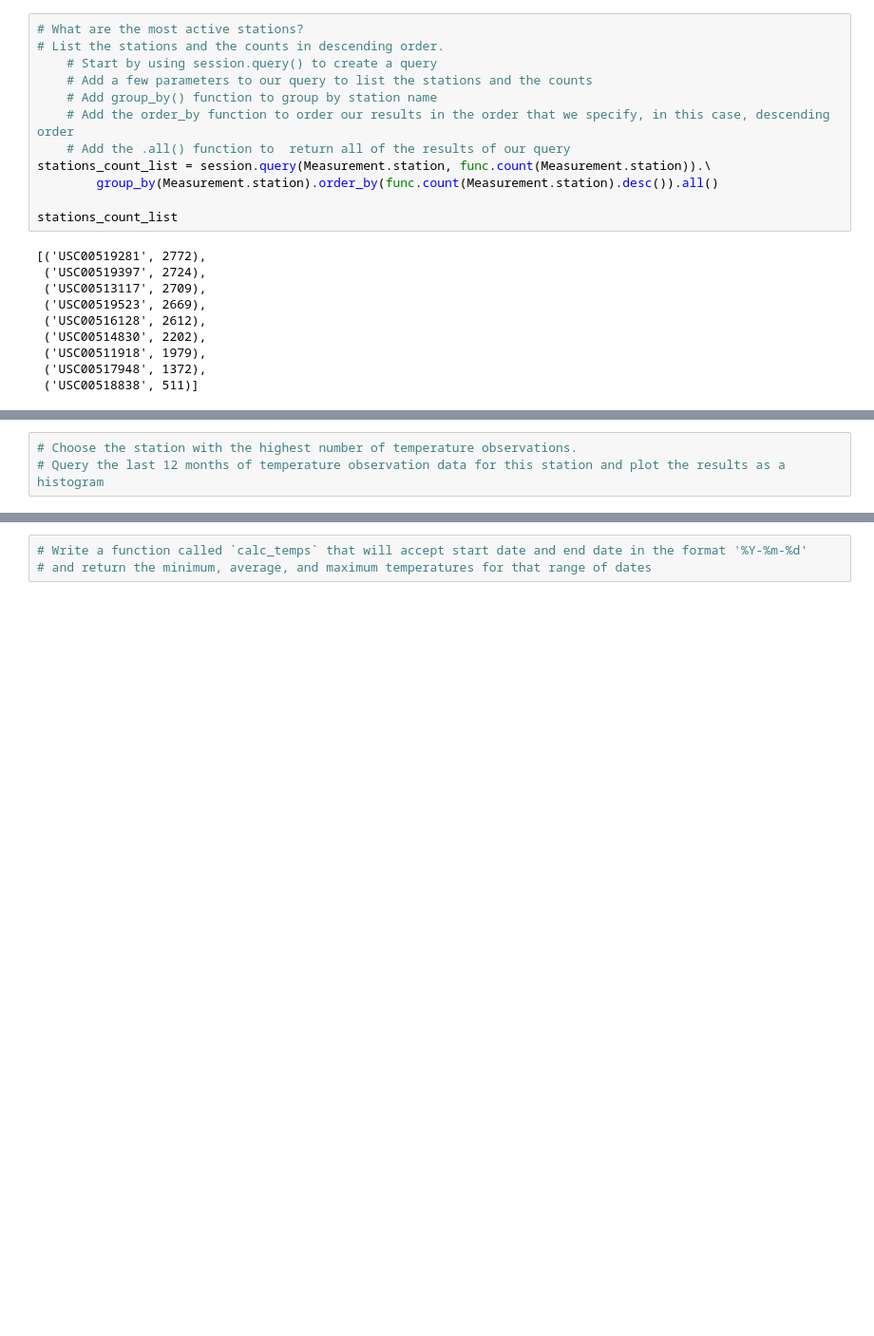
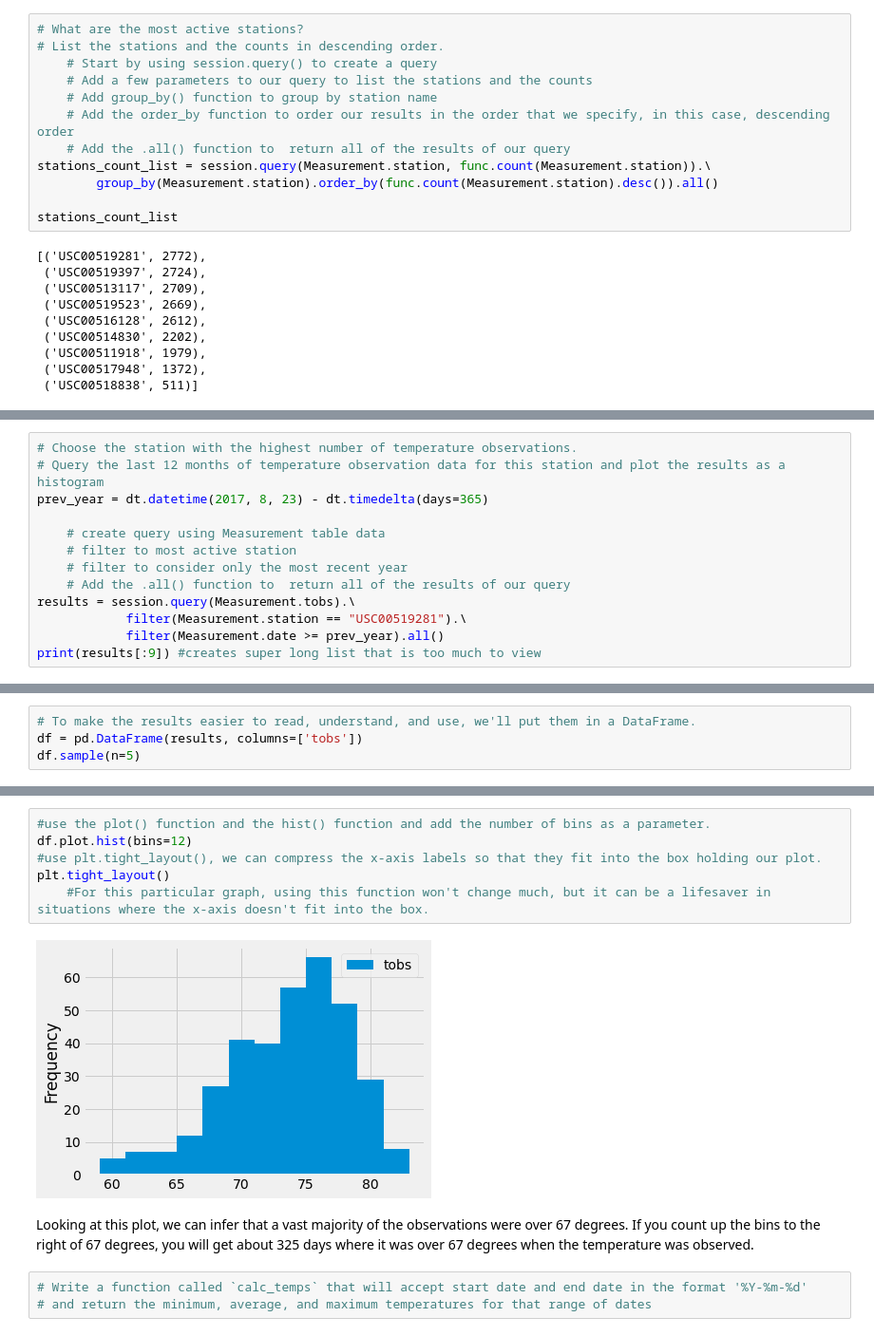
Before and after one commit to danielbrock4/SQLite, a Jupyter notebook: Resources/climate_analysis_notes.ipynb, the cells around one changed output, grey strips where cells are left out. Shown at 95% size. Cells and saved outputs as stored; diff of their text form; blank space fills up the shorter version.

Commit message:
created historgram for temp at most active station

```diff
--- a/Resources/climate_analysis_notes.ipynb
+++ b/Resources/climate_analysis_notes.ipynb
@@ -246,3 +361,13 @@ session.query(func.min(Measurement.tobs), func.max(Measurement.tobs), func.avg(M
 # %%
 # Choose the station with the highest number of temperature observations.
 # Query the last 12 months of temperature observation data for this station and plot the results as a histogram
+prev_year = dt.datetime(2017, 8, 23) - dt.timedelta(days=365)
+
+    # create query using Measurement table data
+    # filter to most active station
+    # filter to consider only the most recent year
+    # Add the .all() function to  return all of the results of our query
+results = session.query(Measurement.tobs).\
+            filter(Measurement.station == "USC00519281").\
+            filter(Measurement.date >= prev_year).all()
+print(results[:9]) #creates super long list that is too much to view
@@ -248,0 +378,4 @@ session.query(func.min(Measurement.tobs), func.max(Measurement.tobs), func.avg(M
+# %%
+# To make the results easier to read, understand, and use, we'll put them in a DataFrame.
+df = pd.DataFrame(results, columns=['tobs'])
+df.sample(n=5)
@@ -249,3 +392,13 @@ session.query(func.min(Measurement.tobs), func.max(Measurement.tobs), func.avg(M
+# %%
+#use the plot() function and the hist() function and add the number of bins as a parameter.
+df.plot.hist(bins=12)
+#use plt.tight_layout(), we can compress the x-axis labels so that they fit into the box holding our plot.
+plt.tight_layout()
+    #For this particular graph, using this function won't change much, but it can be a lifesaver in situations where the x-axis doesn't fit into the box.
+# %% [output]
+[figure, added]
+# %% [markdown]
+Looking at this plot, we can infer that a vast majority of the observations were over 67 degrees. If you count up the bins to the right of 67 degrees, you will get about 325 days where it was over 67 degrees when the temperature was observed.
 # %%
 # Write a function called `calc_temps` that will accept start date and end date in the format '%Y-%m-%d'
 # and return the minimum, average, and maximum temperatures for that range of dates
```
Also changed, not shown: parts of 26 cells of this notebook, 1 other file.
